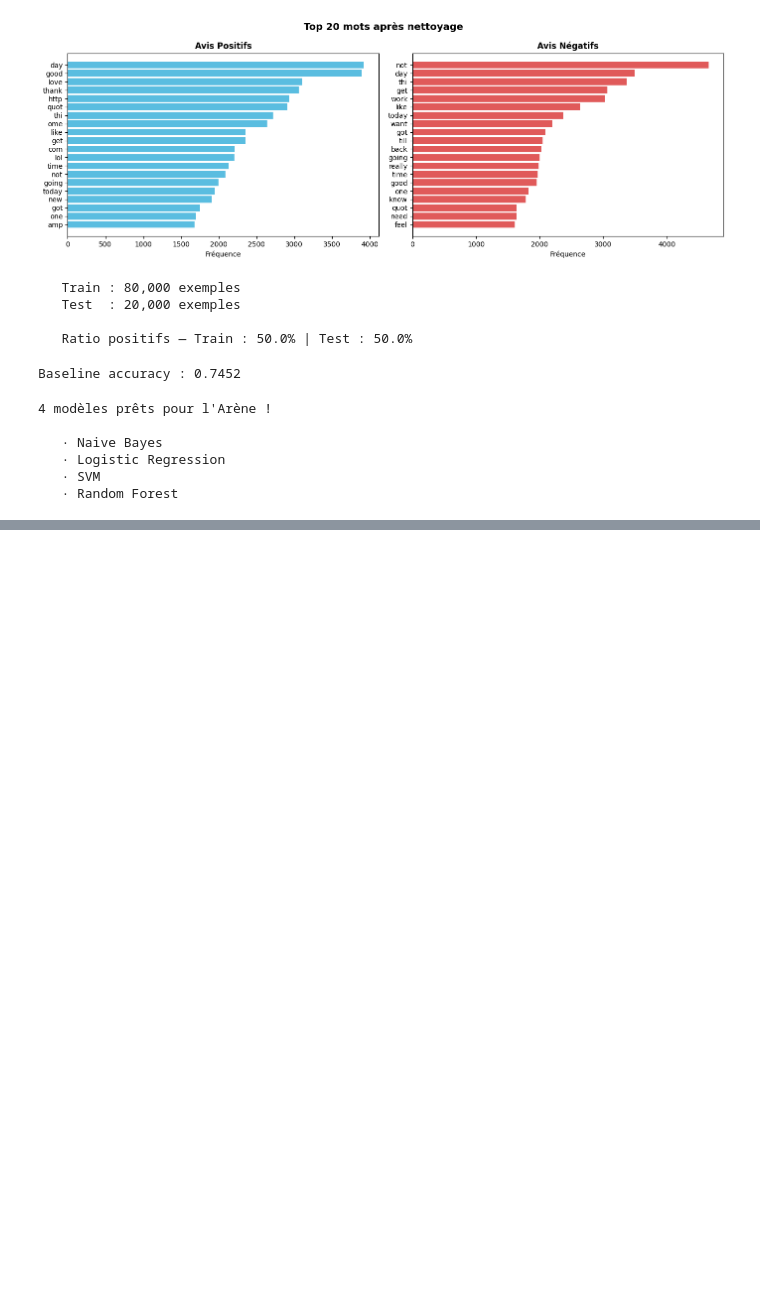
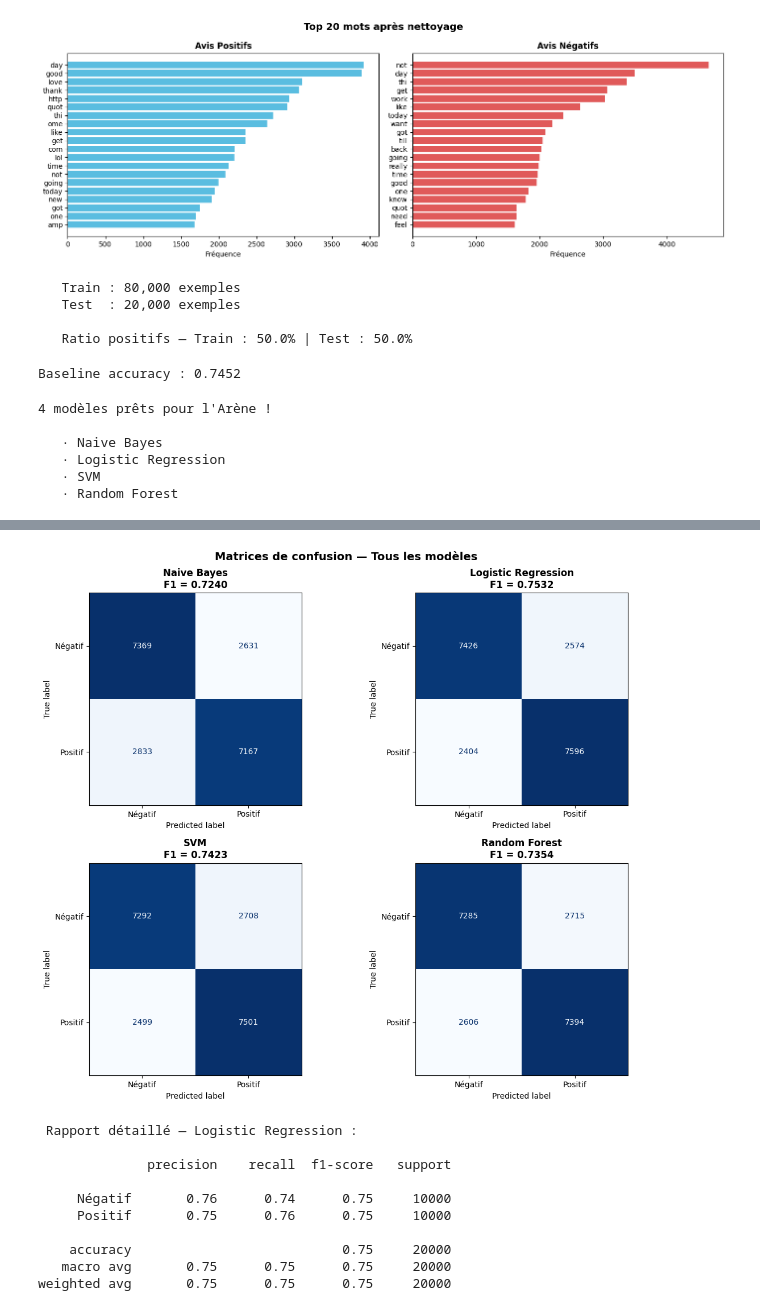
Before and after one commit to amanilayouni/Amani_Karam_Ryma_arene_ml, a Jupyter notebook: Projet.ipynb, the cells around one changed output, grey strips where cells are left out. Drawn from its saved outputs; the diff is of its cells as text; code cells hidden in the pictures; blank space fills up the shorter version.

```diff
--- a/Projet.ipynb
+++ b/Projet.ipynb
@@ -460,0 +465,35 @@ Random Forest            0.7334   0.8072    952.7s
+# %%
+# Cellule 12 — Matrices de confusion des 4 modèles
+
+fig, axes = plt.subplots(2, 2, figsize=(12, 10))
+fig.suptitle('Matrices de confusion — Tous les modèles', fontsize=14, fontweight='bold')
+
+for ax, (nom, res) in zip(axes.flat, resultats.items()):
+    cm = confusion_matrix(y_test, res['y_pred'])
+    disp = ConfusionMatrixDisplay(cm, display_labels=['Négatif', 'Positif'])
+    disp.plot(ax=ax, colorbar=False, cmap='Blues')
+    f1 = res['F1-score']
+    ax.set_title(f"{nom}\nF1 = {f1:.4f}", fontweight='bold')
+
+plt.tight_layout()
+plt.show()
+
+# Rapport complet du meilleur modèle
+meilleur = max(resultats, key=lambda k: resultats[k]['F1-score'])
+print(f"\n Rapport détaillé — {meilleur} :\n")
+print(classification_report(
+    y_test, resultats[meilleur]['y_pred'],
+    target_names=['Négatif', 'Positif']
+))
+# %% [output]
+[figure, added]
+ Rapport détaillé — Logistic Regression :
+
+              precision    recall  f1-score   support
+
+     Négatif       0.76      0.74      0.75     10000
+     Positif       0.75      0.76      0.75     10000
+
+    accuracy                           0.75     20000
+   macro avg       0.75      0.75      0.75     20000
+weighted avg       0.75      0.75      0.75     20000
```
Also changed, not shown: parts of 8 cells of this notebook.
